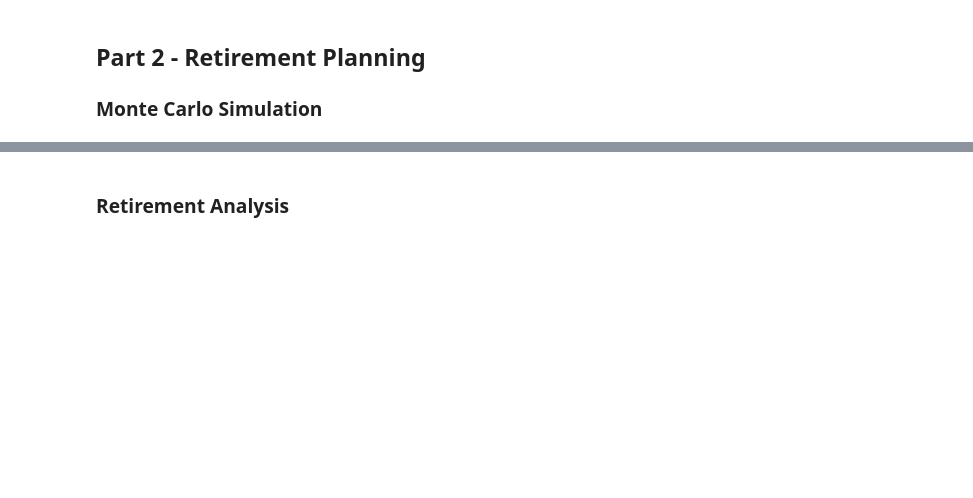
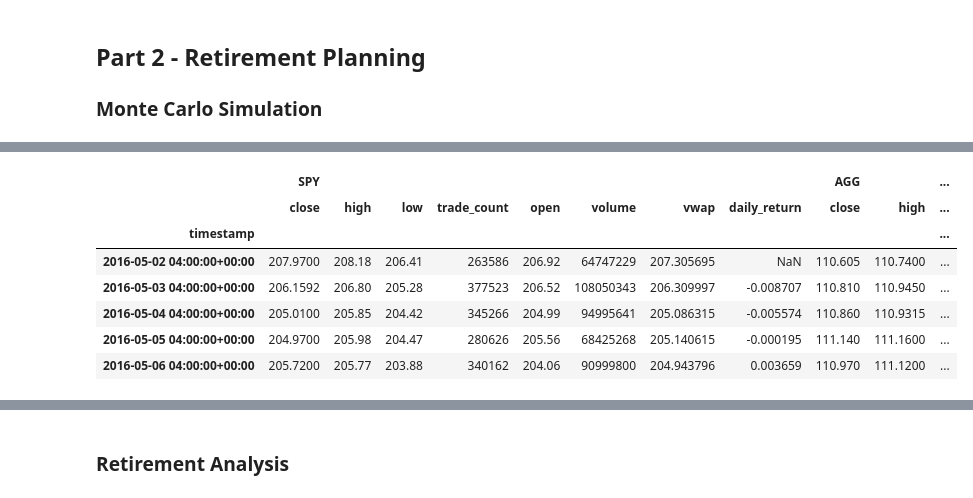
Before and after one commit to realminhnguyen/python_challenge5, a Jupyter notebook: financial-planner.ipynb, the cells around one changed output, grey strips where cells are left out. Saved outputs shown, nothing was run; the diff lists cells and outputs as text; code cells hidden in the pictures; blank space fills up the shorter version.

```diff
--- a/financial-planner.ipynb
+++ b/financial-planner.ipynb
@@ -193 +218,13 @@ df_stock_data.head()
+# %%
+# Printing the simulation input data
+MC_30.portfolio_data.head()
+# %% [output]
+|  | SPY |  |  |  |  |  |  |  | AGG |  | ... |
+|  | close | high | low | trade_count | open | volume | vwap | daily_return | close | high | ... |
+| timestamp |  |  |  |  |  |  |  |  |  |  | ... |
+| 2016-05-02 04:00:00+00:00 | 207.9700 | 208.18 | 206.41 | 263586 | 206.92 | 64747229 | 207.305695 | NaN | 110.605 | 110.7400 | ... |
+| 2016-05-03 04:00:00+00:00 | 206.1592 | 206.80 | 205.28 | 377523 | 206.52 | 108050343 | 206.309997 | -0.008707 | 110.810 | 110.9450 | ... |
+| 2016-05-04 04:00:00+00:00 | 205.0100 | 205.85 | 204.42 | 345266 | 204.99 | 94995641 | 205.086315 | -0.005574 | 110.860 | 110.9315 | ... |
+| 2016-05-05 04:00:00+00:00 | 204.9700 | 205.98 | 204.47 | 280626 | 205.56 | 68425268 | 205.140615 | -0.000195 | 111.140 | 111.1600 | ... |
+| 2016-05-06 04:00:00+00:00 | 205.7200 | 205.77 | 203.88 | 340162 | 204.06 | 90999800 | 204.943796 | 0.003659 | 110.970 | 111.1200 | ... |
 # %%
```
Also changed, not shown: parts of 10 cells of this notebook.
